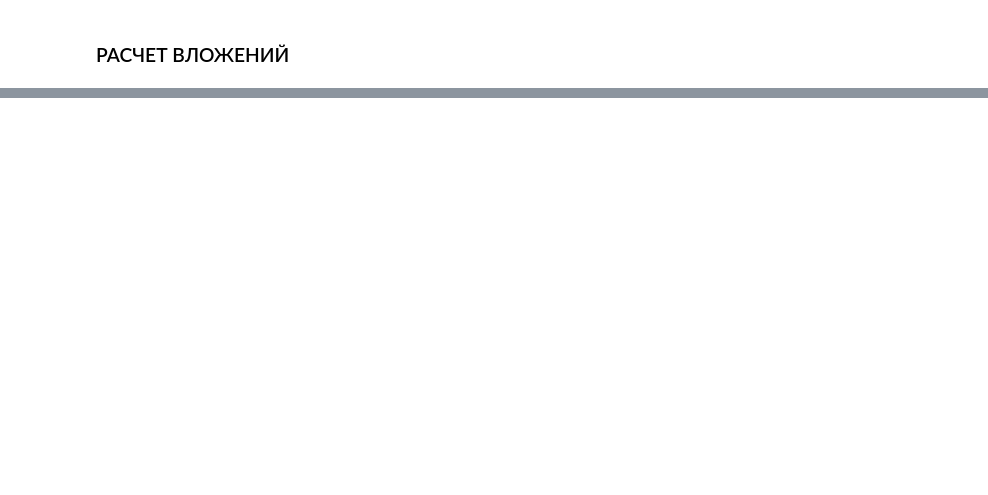
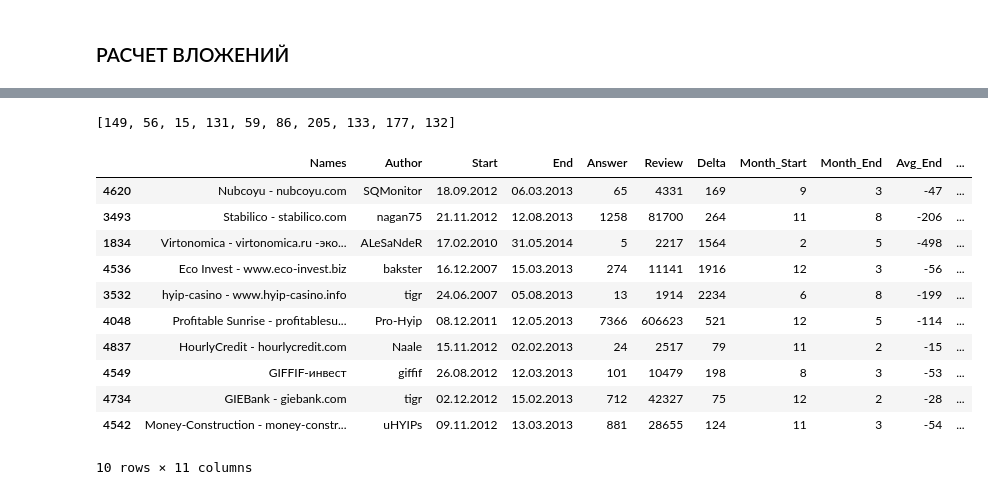
Before and after one commit to sergeqwe/parser_mmgp, a Jupyter notebook: test.ipynb, the cells around one changed output, grey strips where cells are left out. Drawn from its saved outputs; the diff is of its cells as text; code cells hidden in the pictures; blank space fills up the shorter version.

```diff
--- a/test.ipynb
+++ b/test.ipynb
@@ -250,4 +274,8 @@ df[:2]
 # %%
+# Расчет попадания даты инвестирования между открытием (плюс life_day) и закрытием хайпа
+delta_days_start = datetime.timedelta(days=life_day) # дельта в life_day дней
+#delta_days_end = datetime.timedelta(days=invest_day) # дельта в invest_day дней
+
 for i in range(17640):
     end = df.End[i]
     end = datetime.datetime.strptime(end, '%d.%m.%Y')
@@ -256,6 +284,6 @@ for i in range(17640):
 
     start = df.Start[i]
     start = datetime.datetime.strptime(start, '%d.%m.%Y')
-    date_of_investing_avg_start = date_of_investing-start
+    date_of_investing_avg_start = (date_of_investing - delta_days_start) - start
     df['Avg_Start'][i] = date_of_investing_avg_start.days
 # %%
@@ -303,0 +313,29 @@ dtypes: int64(7), object(4)
+# %%
+# Выбираем случайные хайпы кол-вом, заданным в переменной HYIP
+my_rnd = random.sample(range(len(df_invest2)), hyip) # Список случайных уникальных чисел в количестве hyip
+# %%
+my_rnd
+# %% [output]
+[149, 56, 15, 131, 59, 86, 205, 133, 177, 132]
+# %%
+# Создаем таблицу из выбранных случайным образом хайпов
+rnd_hyip = df_invest2[my_rnd[0]-1:my_rnd[0]] # Сначала первую строку
+# %%
+# Присоединяем остальные строки к таблице s1.append(s2)
+for i in range(1, len(my_rnd)):
+    rnd_hyip = rnd_hyip.append(df_invest2[my_rnd[i]-1:my_rnd[i]])
+# %%
+rnd_hyip
+# %% [output]
+|  | Names | Author | Start | End | Answer | Review | Delta | Month_Start | Month_End | Avg_End | ... |
+| 4620 | Nubcoyu - nubcoyu.com | SQMonitor | 18.09.2012 | 06.03.2013 | 65 | 4331 | 169 | 9 | 3 | -47 | ... |
+| 3493 | Stabilico - stabilico.com | nagan75 | 21.11.2012 | 12.08.2013 | 1258 | 81700 | 264 | 11 | 8 | -206 | ... |
+| 1834 | Virtonomica - virtonomica.ru -эко... | ALeSaNdeR | 17.02.2010 | 31.05.2014 | 5 | 2217 | 1564 | 2 | 5 | -498 | ... |
+| 4536 | Еco Invest - www.eco-invest.biz | bakster | 16.12.2007 | 15.03.2013 | 274 | 11141 | 1916 | 12 | 3 | -56 | ... |
+| 3532 | hyip-casino - www.hyip-casino.info | tigr | 24.06.2007 | 05.08.2013 | 13 | 1914 | 2234 | 6 | 8 | -199 | ... |
+| 4048 | Profitable Sunrise - profitablesu... | Pro-Hyip | 08.12.2011 | 12.05.2013 | 7366 | 606623 | 521 | 12 | 5 | -114 | ... |
+| 4837 | HourlyCredit - hourlycredit.com | Naale | 15.11.2012 | 02.02.2013 | 24 | 2517 | 79 | 11 | 2 | -15 | ... |
+| 4549 | GIFFIF-инвест | giffif | 26.08.2012 | 12.03.2013 | 101 | 10479 | 198 | 8 | 3 | -53 | ... |
+| 4734 | GIEBank - giebank.com | tigr | 02.12.2012 | 15.02.2013 | 712 | 42327 | 75 | 12 | 2 | -28 | ... |
+| 4542 | Money-Construction - money-constr... | uHYIPs | 09.11.2012 | 13.03.2013 | 881 | 28655 | 124 | 11 | 3 | -54 | ... |
+10 rows × 11 columns
```
Also changed, not shown: parts of 30 cells of this notebook.
